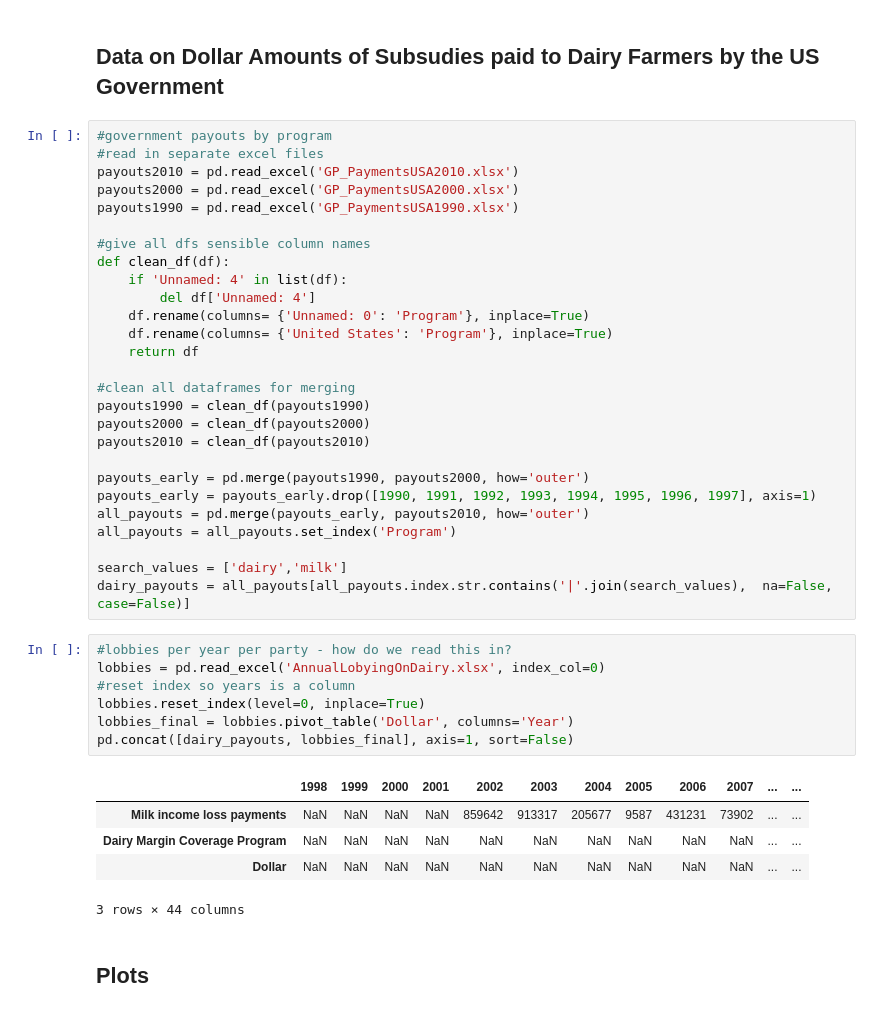
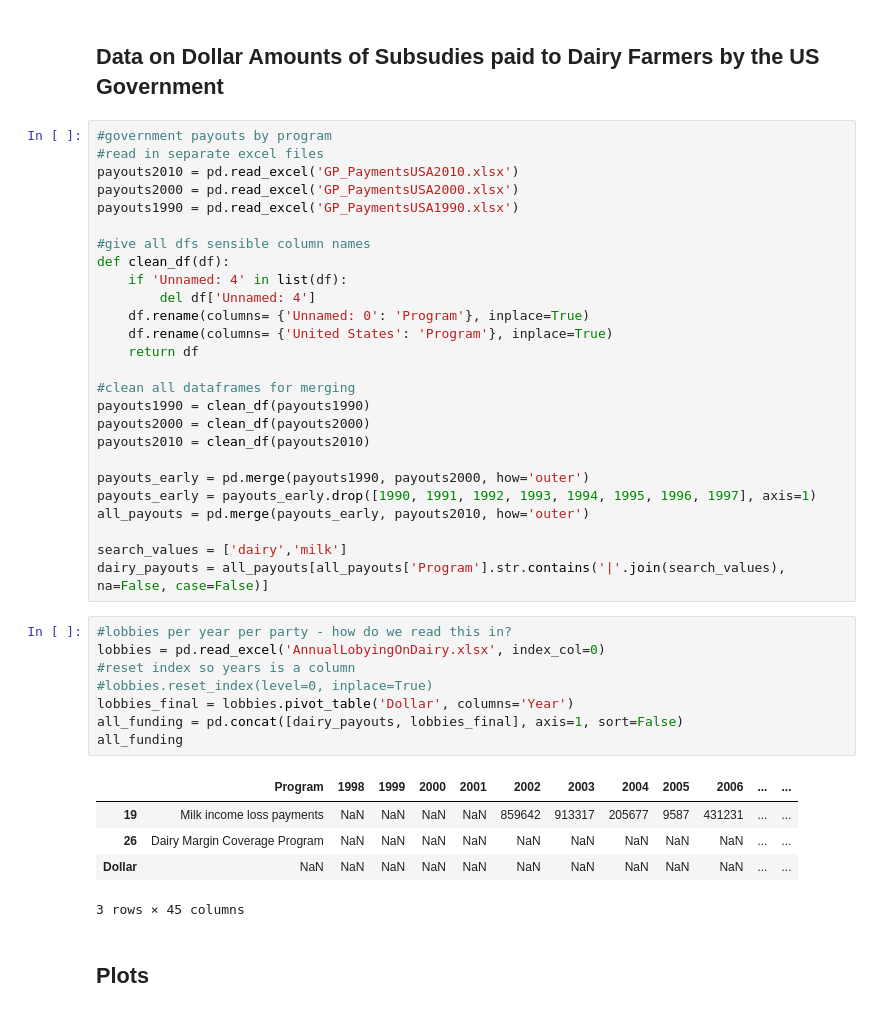
Before and after one commit to laniepreston/Data-Wrangling-Final-Project, a Jupyter notebook: Lanie_Floor_Final_Project.ipynb, the cells around one changed output. Saved outputs shown, nothing was run; the diff lists cells and outputs as text.

```diff
--- a/Lanie_Floor_Final_Project.ipynb
+++ b/Lanie_Floor_Final_Project.ipynb
@@ -96,23 +96,23 @@ payouts2010 = clean_df(payouts2010)
 payouts_early = pd.merge(payouts1990, payouts2000, how='outer')
 payouts_early = payouts_early.drop([1990, 1991, 1992, 1993, 1994, 1995, 1996, 1997], axis=1)
 all_payouts = pd.merge(payouts_early, payouts2010, how='outer')
-all_payouts = all_payouts.set_index('Program')
 
 search_values = ['dairy','milk']
-dairy_payouts = all_payouts[all_payouts.index.str.contains('|'.join(search_values),  na=False, case=False)]
+dairy_payouts = all_payouts[all_payouts['Program'].str.contains('|'.join(search_values),  na=False, case=False)]
 # %%
 #lobbies per year per party - how do we read this in?
 lobbies = pd.read_excel('AnnualLobyingOnDairy.xlsx', index_col=0)
 #reset index so years is a column
-lobbies.reset_index(level=0, inplace=True)
+#lobbies.reset_index(level=0, inplace=True)
 lobbies_final = lobbies.pivot_table('Dollar', columns='Year')
-pd.concat([dairy_payouts, lobbies_final], axis=1, sort=False)
+all_funding = pd.concat([dairy_payouts, lobbies_final], axis=1, sort=False)
+all_funding
 # %% [output]
-|  | 1998 | 1999 | 2000 | 2001 | 2002 | 2003 | 2004 | 2005 | 2006 | 2007 | ... | ... |
-| Milk income loss payments | NaN | NaN | NaN | NaN | 859642 | 913317 | 205677 | 9587 | 431231 | 73902 | ... | ... |
-| Dairy Margin Coverage Program | NaN | NaN | NaN | NaN | NaN | NaN | NaN | NaN | NaN | NaN | ... | ... |
+|  | Program | 1998 | 1999 | 2000 | 2001 | 2002 | 2003 | 2004 | 2005 | 2006 | ... | ... |
+| 19 | Milk income loss payments | NaN | NaN | NaN | NaN | 859642 | 913317 | 205677 | 9587 | 431231 | ... | ... |
+| 26 | Dairy Margin Coverage Program | NaN | NaN | NaN | NaN | NaN | NaN | NaN | NaN | NaN | ... | ... |
 | Dollar | NaN | NaN | NaN | NaN | NaN | NaN | NaN | NaN | NaN | NaN | ... | ... |
-3 rows × 44 columns
+3 rows × 45 columns
 # %% [markdown]
 ## Plots
 # %%
```
Also changed, not shown: parts of 2 cells of this notebook.
